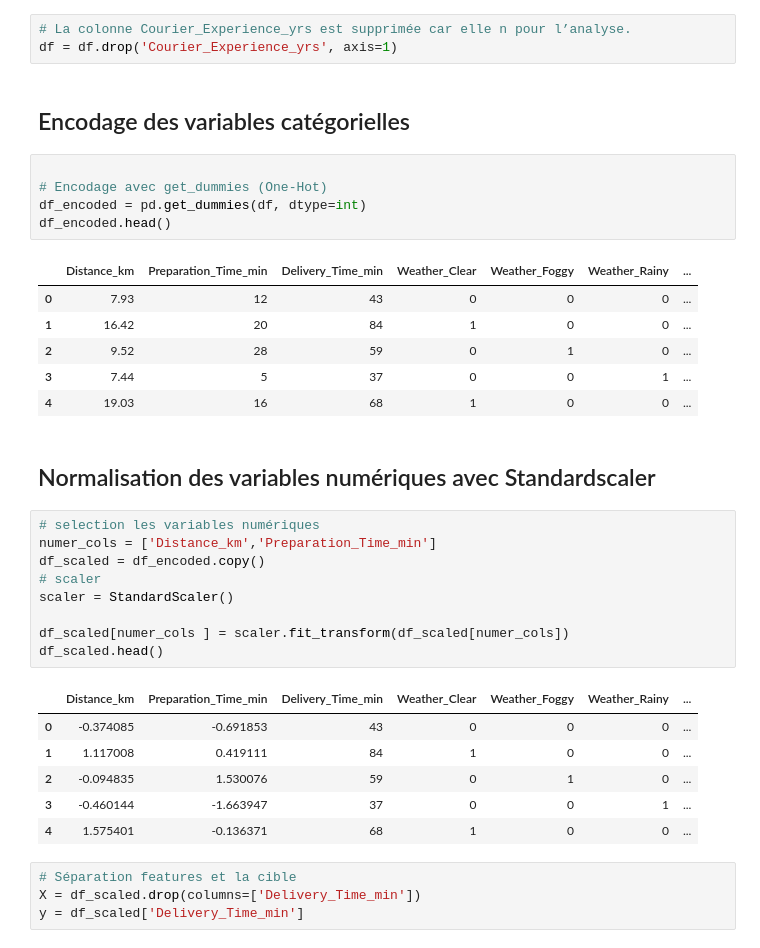
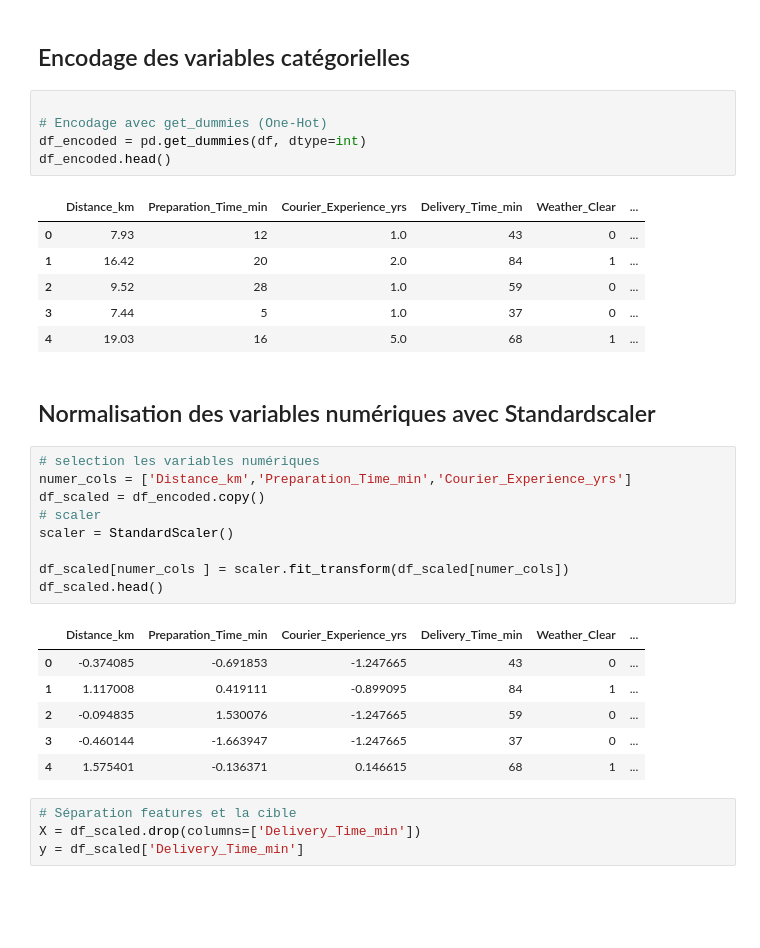
Before and after one commit to khadija199904/Data-IA-Simplon-Maghreb, a Jupyter notebook: Brief2- Prédiction Temps de Livraison/Prédiction-Temps-Livraison.ipynb, the cells around one changed output. Drawn from its saved outputs; the diff is of its cells as text; blank space fills up the shorter version.

```diff
--- a/Brief2- Prédiction Temps de Livraison/Prédiction-Temps-Livraison.ipynb
+++ b/Brief2- Prédiction Temps de Livraison/Prédiction-Temps-Livraison.ipynb
@@ -214,9 +214,6 @@ from sklearn.ensemble import RandomForestRegressor
 from sklearn.svm import SVR
 from sklearn.model_selection import GridSearchCV, train_test_split
 from sklearn.metrics import make_scorer, mean_absolute_error ,r2_score
-# %%
-# La colonne Courier_Experience_yrs est supprimée car elle n pour l’analyse.
-df = df.drop('Courier_Experience_yrs', axis=1)
 # %% [markdown]
 ## Encodage des variables catégorielles
 # %%
@@ -225,30 +222,30 @@ df = df.drop('Courier_Experience_yrs', axis=1)
 df_encoded = pd.get_dummies(df, dtype=int)
 df_encoded.head()
 # %% [output]
-|  | Distance_km | Preparation_Time_min | Delivery_Time_min | Weather_Clear | Weather_Foggy | Weather_Rainy | ... |
-| 0 | 7.93 | 12 | 43 | 0 | 0 | 0 | ... |
-| 1 | 16.42 | 20 | 84 | 1 | 0 | 0 | ... |
-| 2 | 9.52 | 28 | 59 | 0 | 1 | 0 | ... |
-| 3 | 7.44 | 5 | 37 | 0 | 0 | 1 | ... |
-| 4 | 19.03 | 16 | 68 | 1 | 0 | 0 | ... |
+|  | Distance_km | Preparation_Time_min | Courier_Experience_yrs | Delivery_Time_min | Weather_Clear | ... |
+| 0 | 7.93 | 12 | 1.0 | 43 | 0 | ... |
+| 1 | 16.42 | 20 | 2.0 | 84 | 1 | ... |
+| 2 | 9.52 | 28 | 1.0 | 59 | 0 | ... |
+| 3 | 7.44 | 5 | 1.0 | 37 | 0 | ... |
+| 4 | 19.03 | 16 | 5.0 | 68 | 1 | ... |
 # %% [markdown]
 ## Normalisation des variables numériques avec Standardscaler
 # %%
 # selection les variables numériques
-numer_cols = ['Distance_km','Preparation_Time_min']
+numer_cols = ['Distance_km','Preparation_Time_min','Courier_Experience_yrs']
 df_scaled = df_encoded.copy()
 # scaler
 scaler = StandardScaler()
 
 df_scaled[numer_cols ] = scaler.fit_transform(df_scaled[numer_cols])
 df_scaled.head()
 # %% [output]
-|  | Distance_km | Preparation_Time_min | Delivery_Time_min | Weather_Clear | Weather_Foggy | Weather_Rainy | ... |
-| 0 | -0.374085 | -0.691853 | 43 | 0 | 0 | 0 | ... |
-| 1 | 1.117008 | 0.419111 | 84 | 1 | 0 | 0 | ... |
-| 2 | -0.094835 | 1.530076 | 59 | 0 | 1 | 0 | ... |
-| 3 | -0.460144 | -1.663947 | 37 | 0 | 0 | 1 | ... |
-| 4 | 1.575401 | -0.136371 | 68 | 1 | 0 | 0 | ... |
+|  | Distance_km | Preparation_Time_min | Courier_Experience_yrs | Delivery_Time_min | Weather_Clear | ... |
+| 0 | -0.374085 | -0.691853 | -1.247665 | 43 | 0 | ... |
+| 1 | 1.117008 | 0.419111 | -0.899095 | 84 | 1 | ... |
+| 2 | -0.094835 | 1.530076 | -1.247665 | 59 | 0 | ... |
+| 3 | -0.460144 | -1.663947 | -1.247665 | 37 | 0 | ... |
+| 4 | 1.575401 | -0.136371 | 0.146615 | 68 | 1 | ... |
 # %%
 # Séparation features et la cible
 X = df_scaled.drop(columns=['Delivery_Time_min'])
```
Also changed, not shown: parts of 19 cells of this notebook, 3 other files.
